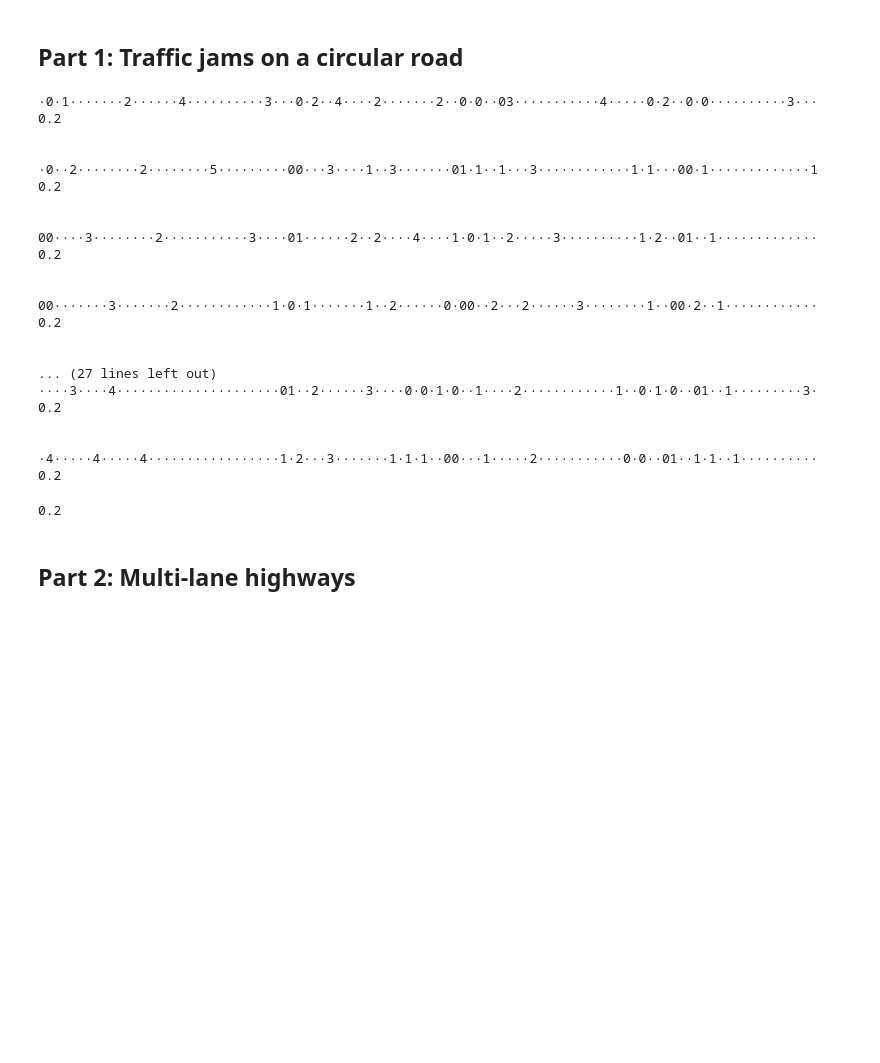
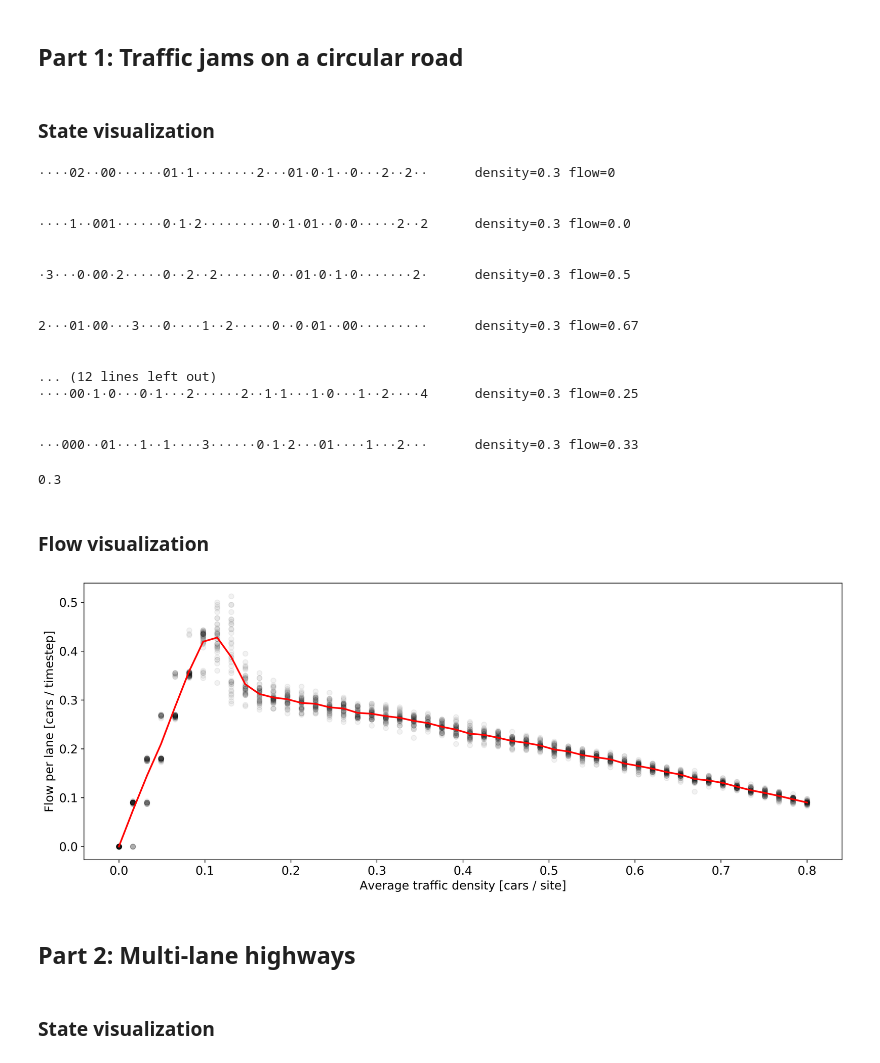
Before and after one commit to Munchic/cs166, a Jupyter notebook: CS166 Assignment 2.ipynb, the cells around one changed output. Saved outputs shown, nothing was run; the diff lists cells and outputs as text; code cells hidden in the pictures; blank space fills up the shorter version.

```diff
--- a/CS166 Assignment 2.ipynb
+++ b/CS166 Assignment 2.ipynb
@@ -3,6 +3,9 @@ import numpy as np
 import math
 import random
 import matplotlib.pyplot as plt
+import matplotlib
+import scipy.stats as sts
+matplotlib.rcParams.update({'font.size': 14})
 # %% [markdown]
 ## Part 1: Traffic jams on a circular road
 # %%
@@ -93,28 +126,60 @@ class TrafficSimulation:
 
     def __setitem__(self, index, value):
         self.traff_state[index] = value
+# %% [markdown]
+### State visualization
 # %%
-traff_sim = TrafficSimulation(traffic_density=0.2)
-traff_sim.run_simulation()
+traff_sim = TrafficSimulation(traffic_density=0.3)
+traff_sim.run_simulation(num_iter=10)
 # %% [output]
-·0·1·······2······4··········3···0·2··4····2·······2··0·0··03···········4·····0·2··0·0··········3···    0.2
+····02··00······01·1········2···01·0·1··0···2··2··      density=0.3 flow=0
 
 
-·0··2········2········5·········00···3····1··3·······01·1··1···3············1·1···00·1·············1    0.2
+····1··001······0·1·2·········0·1·01··0·0·····2··2      density=0.3 flow=0.0
 
 
-00····3········2···········3····01······2··2····4····1·0·1··2·····3··········1·2··01··1·············    0.2
+·3···0·00·2·····0··2··2·······0··01·0·1·0·······2·      density=0.3 flow=0.5
 
 
-00·······3·······2············1·0·1·······1··2······0·00··2···2······3········1··00·2··1············    0.2
+2···01·00···3···0····1··2·····0··0·01··00·········      density=0.3 flow=0.67
 
 
-... (27 lines left out)
-····3····4·····················01··2······3····0·0·1·0··1····2············1··0·1·0··01··1·········3·    0.2
+... (12 lines left out)
+····00·1·0···0·1···2······2··1·1···1·0···1··2····4      density=0.3 flow=0.25
 
 
-·4·····4·····4·················1·2···3·······1·1·1··00···1·····2···········0·0··01··1·1··1··········    0.2
+···000··01···1··1····3······0·1·2···01····1···2···      density=0.3 flow=0.33
-0.2
+0.3
+# %% [markdown]
+### Flow visualization
+# %%
+def generate_flow_for_densities(num_sim=40, num_iter=400):
+    traff_dens_linspace = np.linspace(0, 0.8, 50)
+    flow_storage = []
+
+    for traff_dens in traff_dens_linspace:
+        traff_sim = TrafficSimulation(traffic_density=traff_dens)
+        flow_storage.append([traff_sim.run_simulation(num_iter=num_iter, display=False) for i in range(num_sim)])
+
+    return np.array(flow_storage), traff_dens_linspace
+
+def plot_flow_over_densities(flow_store, traff_dens_linspace):
+    mean_flows = flow_store.mean(axis=1)
+
+    plt.figure(figsize=(16, 6), dpi=330)
+    plt.plot(traff_dens_linspace, mean_flows, linewidth=2, color='red')
+    for j in range(flow_store.shape[1]):
+        plt.scatter(traff_dens_linspace, flow_store[:, j], color='black', alpha=0.05)
+
+    plt.ylabel('Flow per lane [cars / timestep]')
+    plt.xlabel('Average traffic density [cars / site]')
+    plt.show()
+# %%
+flow_store, traff_dens_linspace = generate_flow_for_densities()
+# %%
+plot_flow_over_densities(flow_store, traff_dens_linspace)
+# %% [output]
+[figure, added]
 # %% [markdown]
 ## Part 2: Multi-lane highways
 # %%
@@ -268,2 +360,4 @@ class TrafficSimulationMultilane:
         print('\n')  # create space between consecutive states of multi-lane road
+# %% [markdown]
+### State visualization
 # %%
```
Also changed, not shown: parts of 17 cells of this notebook, 7 other files.
